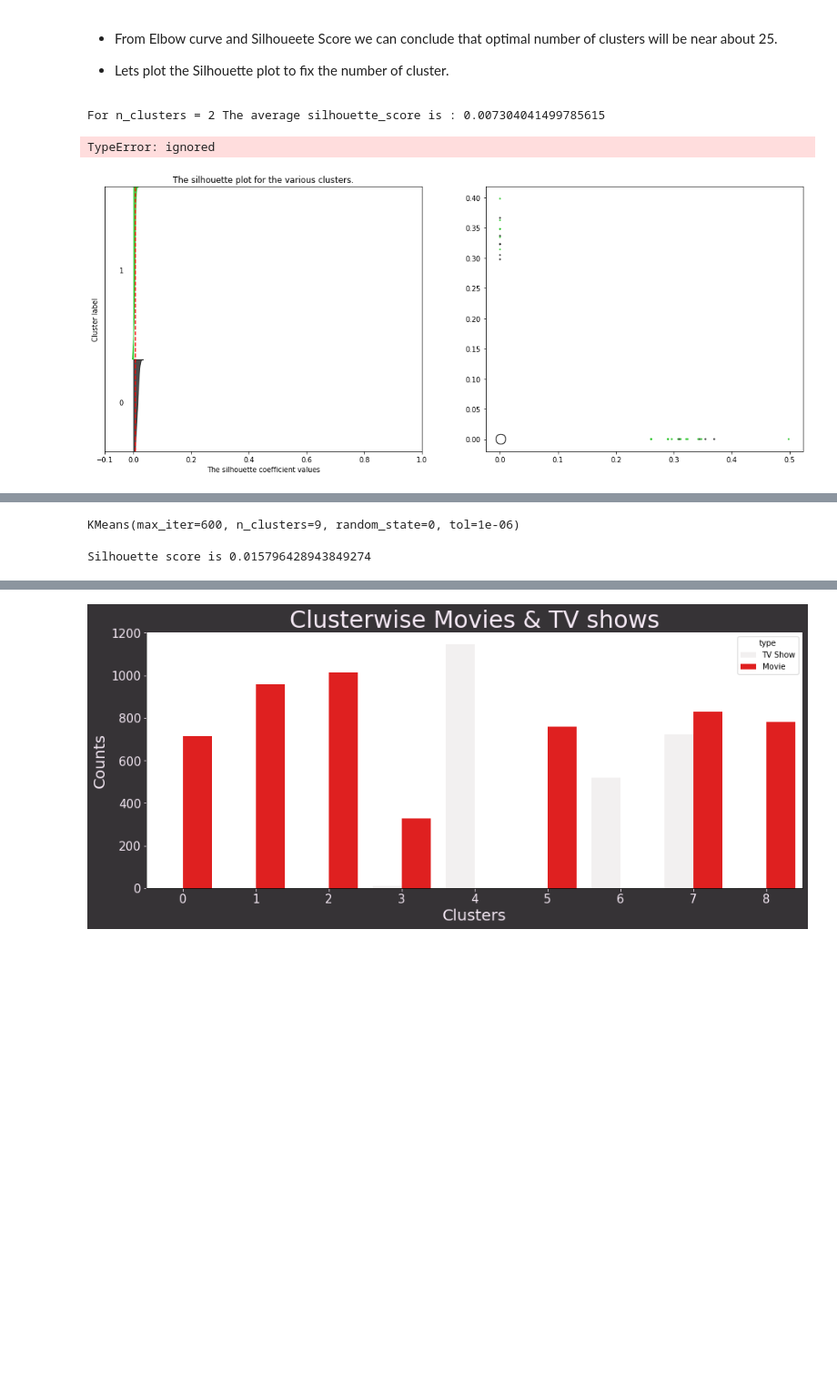
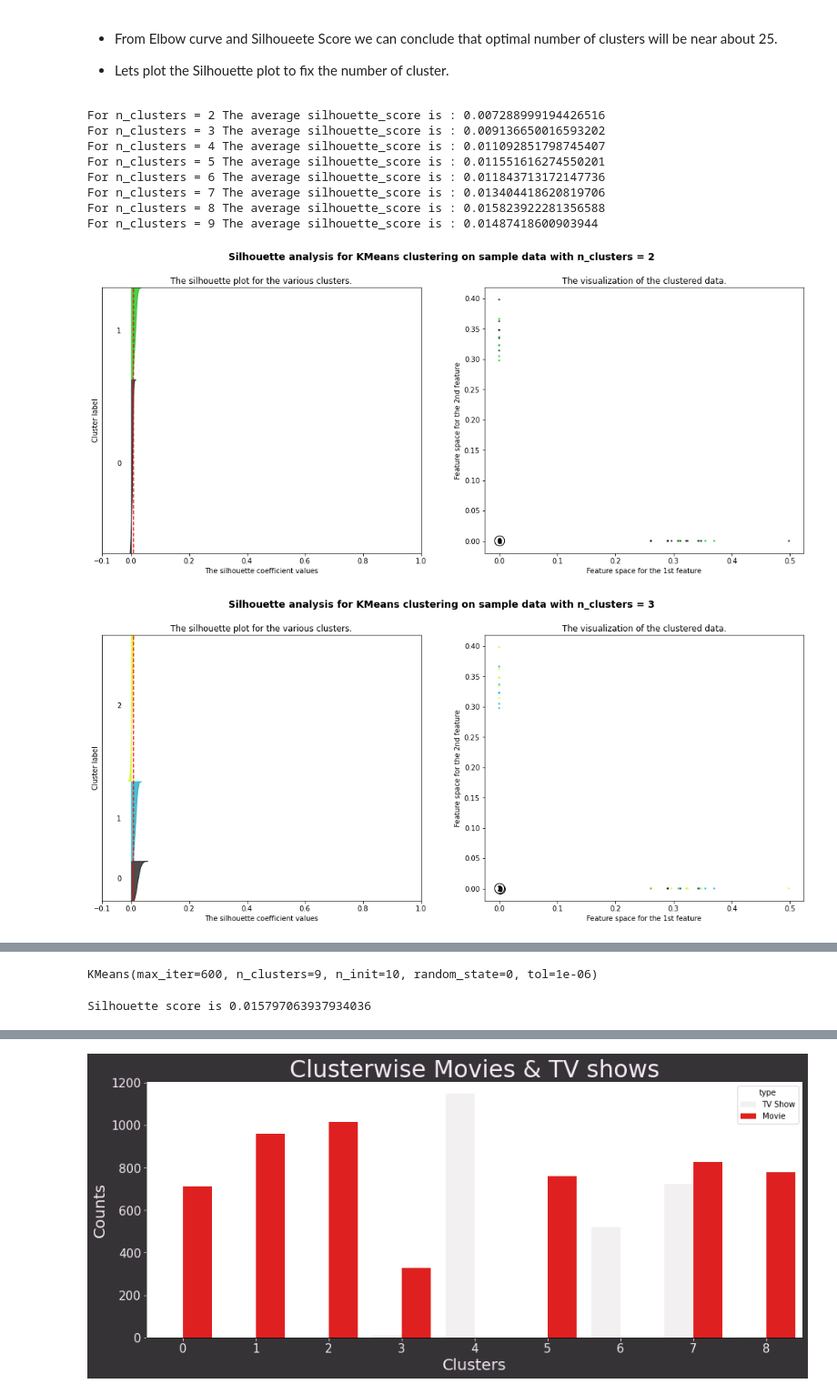
Before and after one commit to AkashK18/-NETFLIX-MOVIES-AND-TV-SHOWS-CLUSTERING, a Jupyter notebook: Netflix_&_TV_Shows.ipynb, the cells around one changed output, grey strips where cells are left out. Shown at 91% size. Saved outputs shown, nothing was run; the diff lists cells and outputs as text; code cells hidden in the pictures; blank space fills up the shorter version.

```diff
--- a/Netflix_&_TV_Shows.ipynb
+++ b/Netflix_&_TV_Shows.ipynb
@@ -66,7 +68,7 @@ drive.mount('/content/drive')
 # %% [output]
 Mounted at /content/drive
 # %%
-df = pd.read_csv('/content/drive/MyDrive/Projects/NETFLIX MOVIES AND TV SHOWS CLUSTERING.csv')
+df = pd.read_csv('/content/drive/MyDrive/almabetter/Capstone project 2 Netflix&TV/NETFLIX MOVIES AND TV SHOWS CLUSTERING.csv')
 # %% [markdown]
 **Looking and understanding about all the aspects of dataset.**
 # %%
@@ -1050,34 +1046,41 @@ for n_clusters in range_n_clusters:
 
     # The vertical line for average silhouette score of all the values
     ax1.axvline(x=silhouette_avg, color="red", linestyle="--")
 
     ax1.set_yticks([])  # Clear the yaxis labels / ticks
     ax1.set_xticks([-0.1, 0, 0.2, 0.4, 0.6, 0.8, 1])
 
     # 2nd Plot showing the actual clusters formed
     colors = cm.nipy_spectral(cluster_labels.astype(float) /n_clusters)
     ax2.scatter(y[:, 0], y[:, 1], marker='.', s=30, lw=0, alpha=0.7,
                 c=colors, edgecolor='k')
 
     # Labeling the clusters
     centers = clusterer.cluster_centers_
     # Draw white circles at cluster centers
     ax2.scatter(centers[:, 0], centers[:, 1], marker='o',
                 c="white", alpha=1, s=200, edgecolor='k')
 
     for i, c in enumerate(centers):
-        ax2.scatter(c[0], c[1], marker='' %i , alpha=1,
+        ax2.scatter(c[0], c[1], marker='$%d$' % i, alpha=1,
                     s=50, edgecolor='k')
 
     ax2.set_title("The visualization of the clustered data.")
     ax2.set_xlabel("Feature space for the 1st feature")
     ax2.set_ylabel("Feature space for the 2nd feature")
     plt.suptitle(("Silhouette analysis for KMeans clustering on sample data "
                   "with n_clusters = %d" % n_clusters),
                  fontsize=14, fontweight='bold')
 
 plt.show()
 # %% [output]
-For n_clusters = 2 The average silhouette_score is : 0.007304041499785615
+For n_clusters = 2 The average silhouette_score is : 0.007288999194426516
+For n_clusters = 3 The average silhouette_score is : 0.009136650016593202
+For n_clusters = 4 The average silhouette_score is : 0.011092851798745407
+For n_clusters = 5 The average silhouette_score is : 0.011551616274550201
+For n_clusters = 6 The average silhouette_score is : 0.011843713172147736
+For n_clusters = 7 The average silhouette_score is : 0.013404418620819706
+For n_clusters = 8 The average silhouette_score is : 0.015823922281356588
+For n_clusters = 9 The average silhouette_score is : 0.01487418600903944
-TypeError: ignored
-[figure, old version]
+[figure, new version]
+[figure, added]
@@ -1089,14 +1098,14 @@ k = 9
 model = KMeans(n_clusters=k, init='k-means++', n_init=10, max_iter=600, tol=0.000001, random_state=0)
 model.fit(X)
 # %% [output]
-KMeans(max_iter=600, n_clusters=9, random_state=0, tol=1e-06)
+KMeans(max_iter=600, n_clusters=9, n_init=10, random_state=0, tol=1e-06)
 # %%
 #Predict the clusters and evaluate the silhouette score
 clusters = model.predict(X)
 score = silhouette_score(X, clusters)
 print("Silhouette score is {}".format(score))
 # %% [output]
-Silhouette score is 0.015796428943849274
+Silhouette score is 0.015797063937934036
 # %%
 # Adding a seperate column for the cluster
 df["cluster"] = clusters
```
Also changed, not shown: parts of 10 cells of this notebook.
